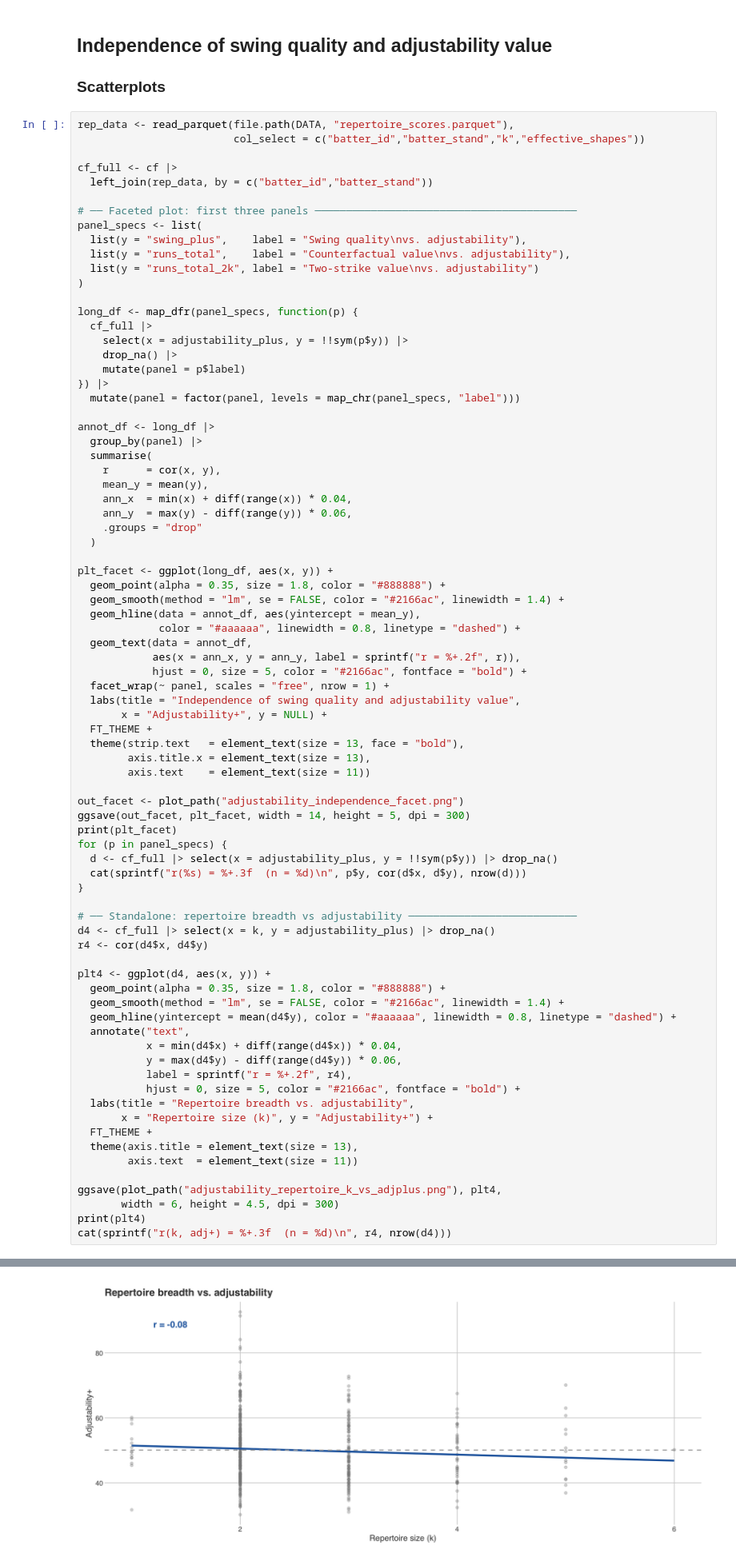
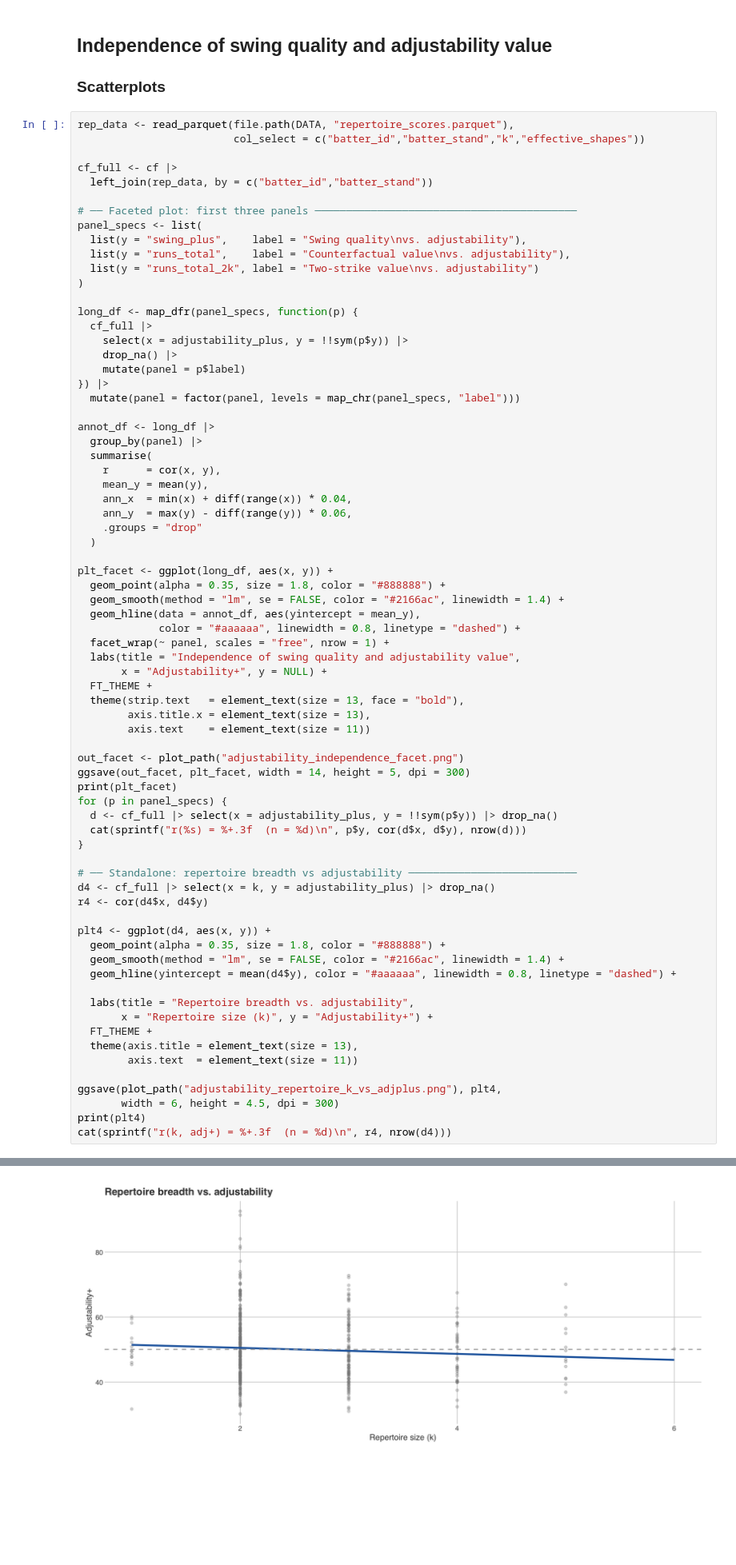
Before and after one commit to theoauyeung/swing_repertoire, a Jupyter notebook: src/adjustability_results.ipynb, the cells around one changed output, grey strips where cells are left out. Shown at 80% size. Cells and saved outputs as stored; diff of their text form; blank space fills up the shorter version.

Commit message:
auto: results/plots/adjustability/adjustability_repertoire_k_vs_adjplus.png, results/plots/adjustability/adjustability_situation_breakdown.png, src/adjustability_results.ipynb

```diff
--- a/src/adjustability_results.ipynb
+++ b/src/adjustability_results.ipynb
@@ -127,9 +127,6 @@ plt_facet <- ggplot(long_df, aes(x, y)) +
   geom_smooth(method = "lm", se = FALSE, color = "#2166ac", linewidth = 1.4) +
   geom_hline(data = annot_df, aes(yintercept = mean_y),
              color = "#aaaaaa", linewidth = 0.8, linetype = "dashed") +
-  geom_text(data = annot_df,
-            aes(x = ann_x, y = ann_y, label = sprintf("r = %+.2f", r)),
-            hjust = 0, size = 5, color = "#2166ac", fontface = "bold") +
   facet_wrap(~ panel, scales = "free", nrow = 1) +
   labs(title = "Independence of swing quality and adjustability value",
        x = "Adjustability+", y = NULL) +
@@ -147,39 +144,35 @@ for (p in panel_specs) {
 }
 
 # ── Standalone: repertoire breadth vs adjustability ───────────────────────────
 d4 <- cf_full |> select(x = k, y = adjustability_plus) |> drop_na()
 r4 <- cor(d4$x, d4$y)
 
 plt4 <- ggplot(d4, aes(x, y)) +
   geom_point(alpha = 0.35, size = 1.8, color = "#888888") +
   geom_smooth(method = "lm", se = FALSE, color = "#2166ac", linewidth = 1.4) +
   geom_hline(yintercept = mean(d4$y), color = "#aaaaaa", linewidth = 0.8, linetype = "dashed") +
-  annotate("text",
-           x = min(d4$x) + diff(range(d4$x)) * 0.04,
-           y = max(d4$y) - diff(range(d4$y)) * 0.06,
-           label = sprintf("r = %+.2f", r4),
-           hjust = 0, size = 5, color = "#2166ac", fontface = "bold") +
+
   labs(title = "Repertoire breadth vs. adjustability",
        x = "Repertoire size (k)", y = "Adjustability+") +
   FT_THEME +
   theme(axis.title = element_text(size = 13),
         axis.text  = element_text(size = 11))
 
 ggsave(plot_path("adjustability_repertoire_k_vs_adjplus.png"), plt4,
        width = 6, height = 4.5, dpi = 300)
 print(plt4)
 cat(sprintf("r(k, adj+) = %+.3f  (n = %d)\n", r4, nrow(d4)))
 # %% [output]
 `geom_smooth()` using formula = 'y ~ x'
 `geom_smooth()` using formula = 'y ~ x'
 r(swing_plus) = -0.213  (n = 466)
 r(runs_total) = +0.379  (n = 466)
 r(runs_total_2k) = -0.046  (n = 466)
 `geom_smooth()` using formula = 'y ~ x'
 `geom_smooth()` using formula = 'y ~ x'
 [figure]
 r(k, adj+) = -0.076  (n = 466)
-[figure, old version]
+[figure, new version]
 # %% [markdown]
 ## Adjustability value leaderboards
 # %%
```
Also changed, not shown: parts of 3 cells of this notebook, 2 other files.
